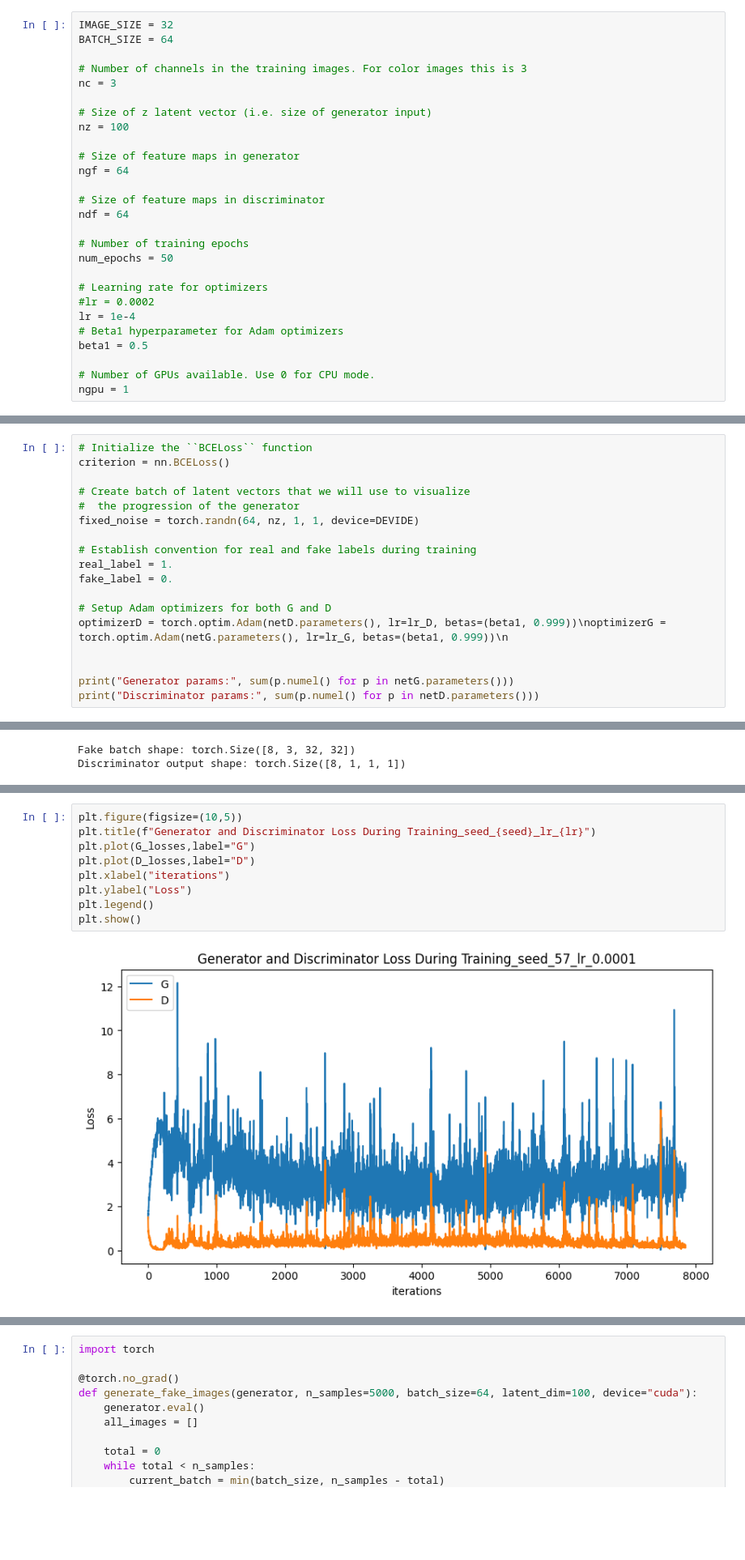
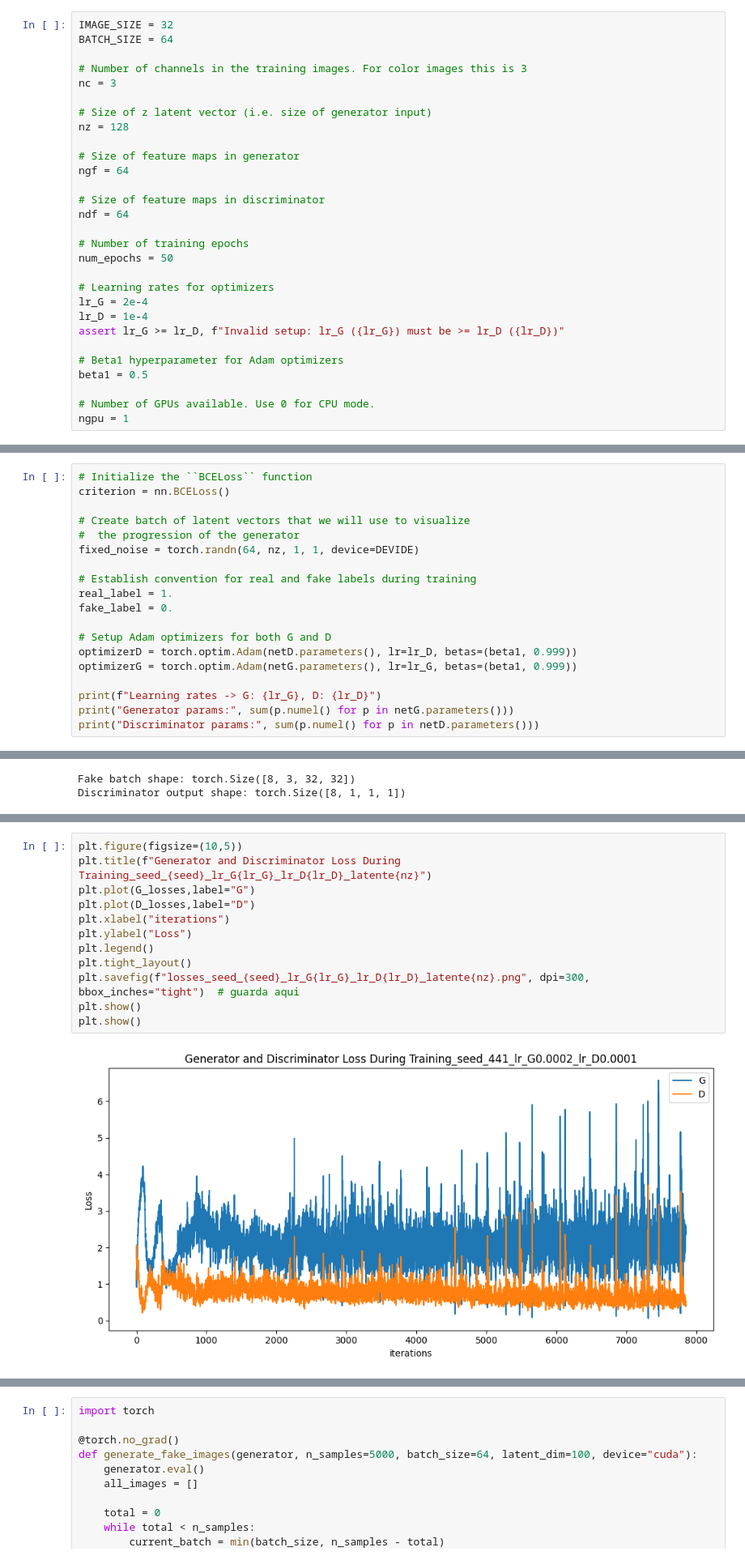
Before and after one commit to anapinto04/IAG_TP1, a Jupyter notebook: gan copy.ipynb, the cells around one changed output, grey strips where cells are left out. Shown at 81% size. Drawn from its saved outputs; the diff is of its cells as text; blank space fills up the shorter version.

```diff
--- a/gan copy.ipynb
+++ b/gan copy.ipynb
@@ -42,7 +42,7 @@ BATCH_SIZE = 64
 nc = 3
 
 # Size of z latent vector (i.e. size of generator input)
-nz = 100
+nz = 128
 
 # Size of feature maps in generator
 ngf = 64
@@ -53,9 +53,11 @@ ndf = 64
 # Number of training epochs
 num_epochs = 50
 
-# Learning rate for optimizers
-#lr = 0.0002
-lr = 1e-4
+# Learning rates for optimizers
+lr_G = 2e-4
+lr_D = 1e-4
+assert lr_G >= lr_D, f"Invalid setup: lr_G ({lr_G}) must be >= lr_D ({lr_D})"
+
 # Beta1 hyperparameter for Adam optimizers
 beta1 = 0.5
 
@@ -374,9 +376,10 @@ real_label = 1.
 fake_label = 0.
 
 # Setup Adam optimizers for both G and D
-optimizerD = torch.optim.Adam(netD.parameters(), lr=lr_D, betas=(beta1, 0.999))\noptimizerG = torch.optim.Adam(netG.parameters(), lr=lr_G, betas=(beta1, 0.999))\n
+optimizerD = torch.optim.Adam(netD.parameters(), lr=lr_D, betas=(beta1, 0.999))
+optimizerG = torch.optim.Adam(netG.parameters(), lr=lr_G, betas=(beta1, 0.999))
 
-
+print(f"Learning rates -> G: {lr_G}, D: {lr_D}")
 print("Generator params:", sum(p.numel() for p in netG.parameters()))
 print("Discriminator params:", sum(p.numel() for p in netD.parameters()))
 # %% [output]
@@ -488,14 +503,17 @@ Starting Training Loop...
 # %%
 plt.figure(figsize=(10,5))
-plt.title(f"Generator and Discriminator Loss During Training_seed_{seed}_lr_{lr}")
+plt.title(f"Generator and Discriminator Loss During Training_seed_{seed}_lr_G{lr_G}_lr_D{lr_D}_latente{nz}")
 plt.plot(G_losses,label="G")
 plt.plot(D_losses,label="D")
 plt.xlabel("iterations")
 plt.ylabel("Loss")
 plt.legend()
+plt.tight_layout()
+plt.savefig(f"losses_seed_{seed}_lr_G{lr_G}_lr_D{lr_D}_latente{nz}.png", dpi=300, bbox_inches="tight")  # guarda aqui
 plt.show()
+plt.show()
 # %% [output]
-[figure, old version]
+[figure, new version]
 # %%
 # Grab a batch of real images from the dataloader
 real_batch = next(iter(train_loader))
```
Also changed, not shown: parts of 10 cells of this notebook, 12 other files.
